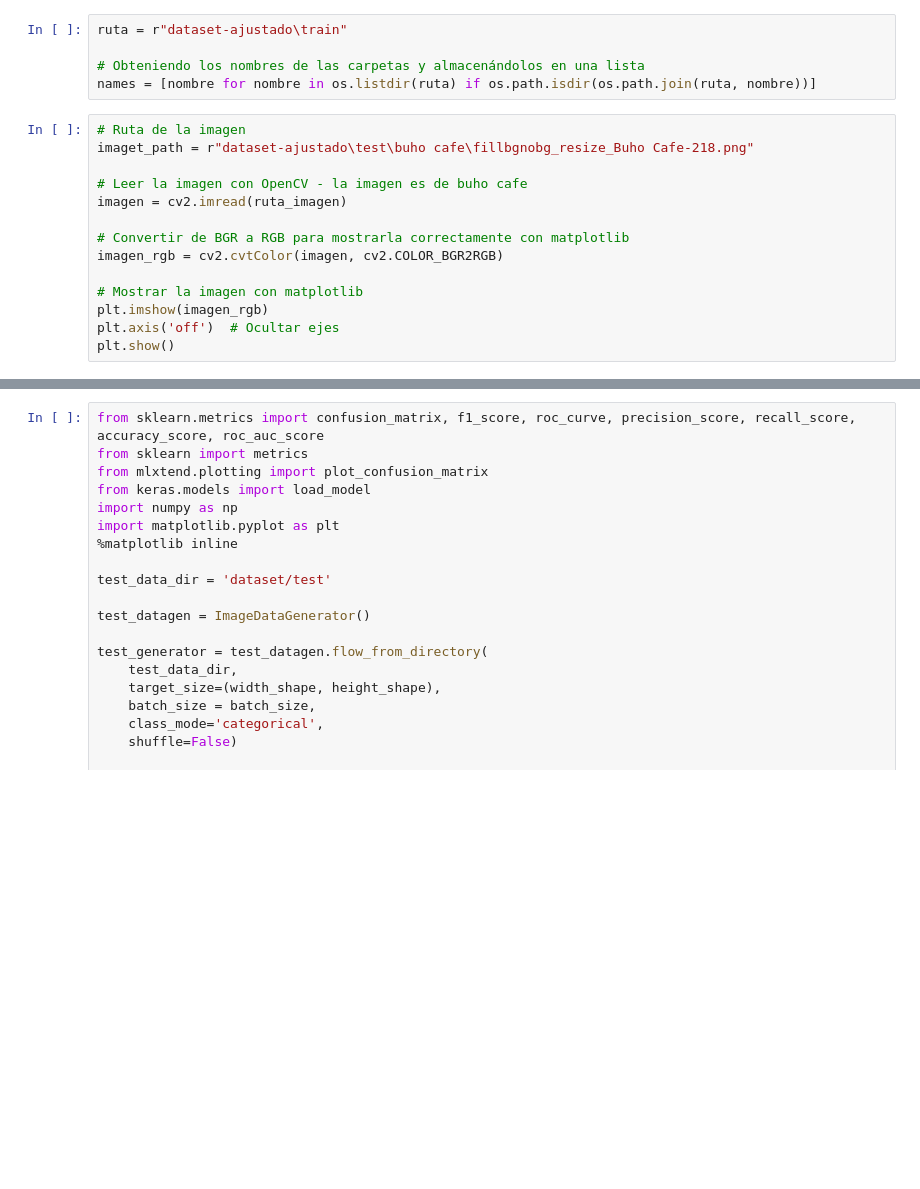
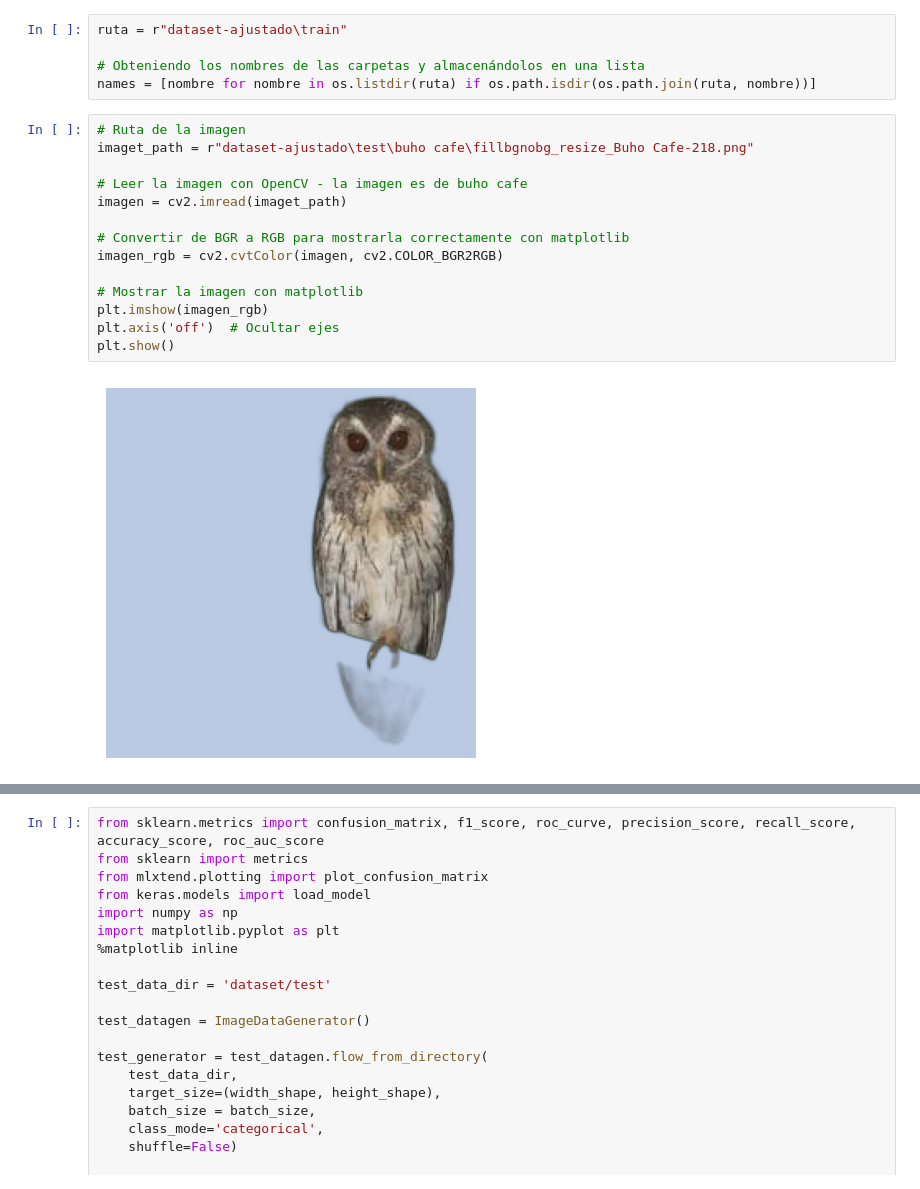
Before and after one commit to danielmedinam03/EntrenamientoElectiva3, a Jupyter notebook: ENTRENAMIENTO.ipynb, the cells around one changed output, grey strips where cells are left out. Cells and saved outputs as stored; diff of their text form; blank space fills up the shorter version.

```diff
--- a/ENTRENAMIENTO.ipynb
+++ b/ENTRENAMIENTO.ipynb
@@ -210,17 +234,19 @@ names = [nombre for nombre in os.listdir(ruta) if os.path.isdir(os.path.join(rut
 # %%
 # Ruta de la imagen
 imaget_path = r"dataset-ajustado\test\buho cafe\fillbgnobg_resize_Buho Cafe-218.png"
 
 # Leer la imagen con OpenCV - la imagen es de buho cafe
-imagen = cv2.imread(ruta_imagen)
+imagen = cv2.imread(imaget_path)
 
 # Convertir de BGR a RGB para mostrarla correctamente con matplotlib
 imagen_rgb = cv2.cvtColor(imagen, cv2.COLOR_BGR2RGB)
 
 # Mostrar la imagen con matplotlib
 plt.imshow(imagen_rgb)
 plt.axis('off')  # Ocultar ejes
 plt.show()
+# %% [output]
+[figure, added]
 # %%
 from keras.applications.imagenet_utils import preprocess_input, decode_predictions
 from keras.models import load_model
```
Also changed, not shown: parts of 4 cells of this notebook, 1 other file.
